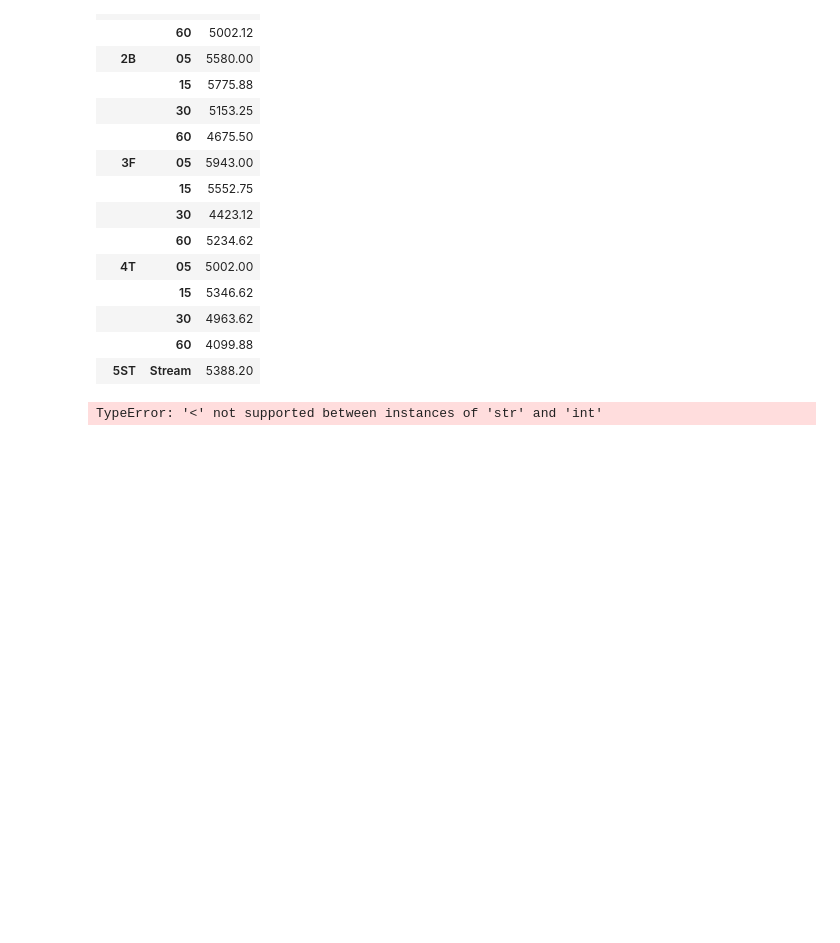
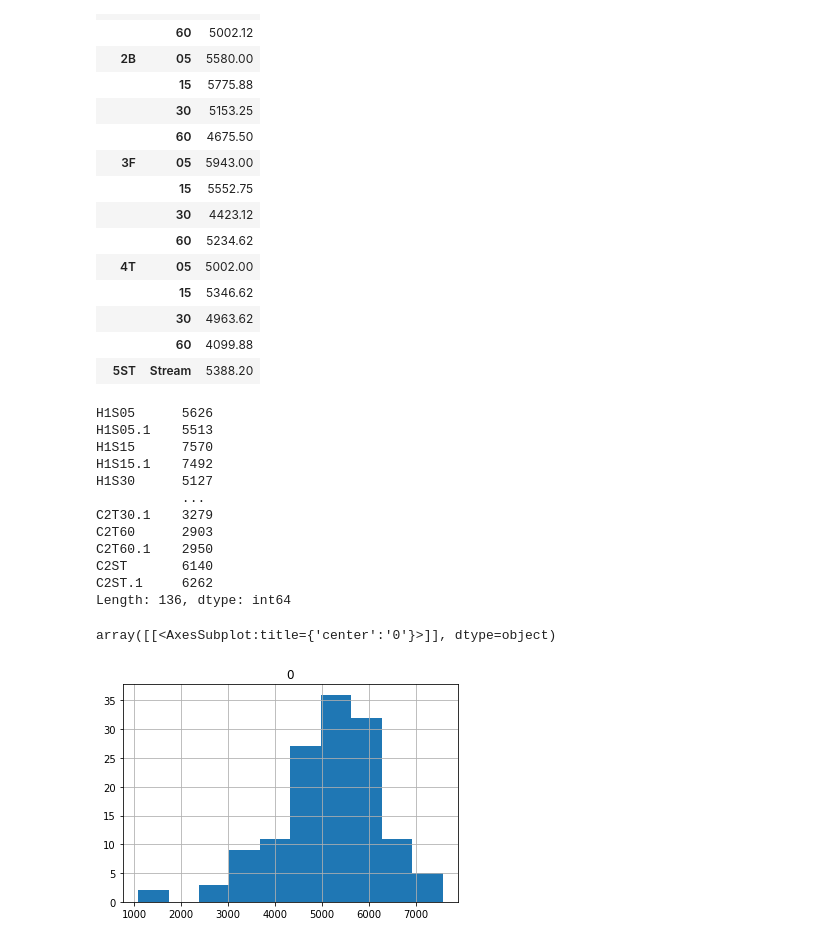
Before and after one commit to erikafreeman/FTICRMS-analyses, a Jupyter notebook: depth_plots.ipynb, the cells around one changed output. Saved outputs shown, nothing was run; the diff lists cells and outputs as text; code cells hidden in the pictures; blank space fills up the shorter version.

```diff
--- a/depth_plots.ipynb
+++ b/depth_plots.ipynb
@@ -64,6 +64,12 @@ masses
 |  | 60 | 4099.88 |
 | 5ST | Stream | 5388.20 |
 # %%
+'''
+This is agian the number of molecules that exist within the sample set (including replicates) not necessarily excluding all o fthe contmionants
+
+'''
+
+
 import numpy
 import pandas as pd
 import matplotlib.pyplot as plt
@@ -81,36 +87,49 @@ http://scikit-bio.org/docs/latest/diversity.html
 df= pd.read_csv('/home/erika/Desktop/likeliest_match_mz.csv')
 newdf = pd.read_csv('/home/erika/Desktop/likeliest_match_abspres.csv')
 
 Samp = df.copy()
 Samp.fillna(0, inplace=True)
+Samp = Samp.set_index('formula_isotopefree')
 SampleID = list(Samp.columns)
+SampT = Samp.T
 data2 = SampT.values
 
 
 adiv_obs_otus = alpha_diversity('observed_otus', data2, SampleID)
-adiv_obs= Samp.apply(adiv)
-
+print(adiv_obs_otus)
 df1 = pd.DataFrame(adiv_obs_otus)
 df1.hist()
-#TransForm = Samp.T
 
 # TransForm.columns = TransForm.iloc[0]
 # TransForm = pd.DataFrame.drop(TransForm, 'mz', axis=0)
 # TransForm = TransForm.fillna(0)
 # TransForm = TransForm.reset_index()
 # new = TransForm['index'].str.split('(\d+)([A-Za-z]+)', n = 3, expand = True)
 # new['SiteName'] = new[0]+ new[1]
 # new = new.rename(columns={2: 'Position', 3: 'Depth'})
 # ids = pd.DataFrame.drop(new, [0,1], axis=1)
 # OTU_equivalent = pd.DataFrame.drop(TransForm, 'index', axis=1)
 
 
 #averagetable = newdf.groupby(['Depth'])['n_peaks'].mean()
 #print(averagetable.reset_index())
 
 #bc_dm = beta_diversity("braycurtis", newdf, ids)
 #print(bc_dm)
 # %% [output]
-TypeError: '<' not supported between instances of 'str' and 'int'
+H1S05      5626
+H1S05.1    5513
+H1S15      7570
+H1S15.1    7492
+H1S30      5127
+           ...
+C2T30.1    3279
+C2T60      2903
+C2T60.1    2950
+C2ST       6140
+C2ST.1     6262
+Length: 136, dtype: int64
+array([[<AxesSubplot:title={'center':'0'}>]], dtype=object)
+[figure, added]
 # %%
 from skbio.diversity import alpha_diversity
```
Also changed, not shown: parts of 1 cell of this notebook.
